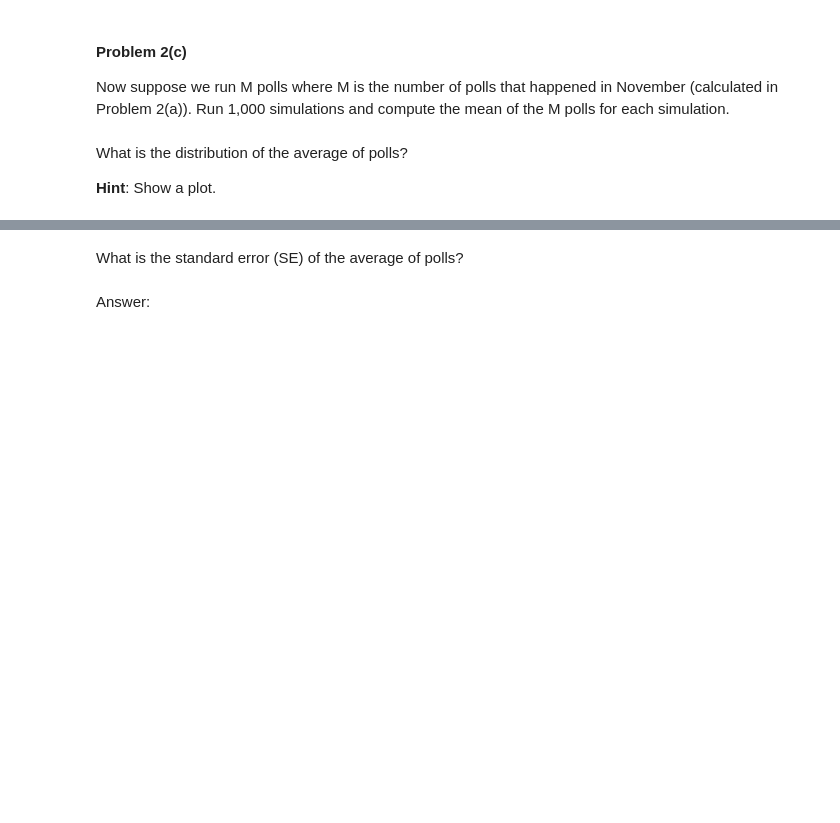
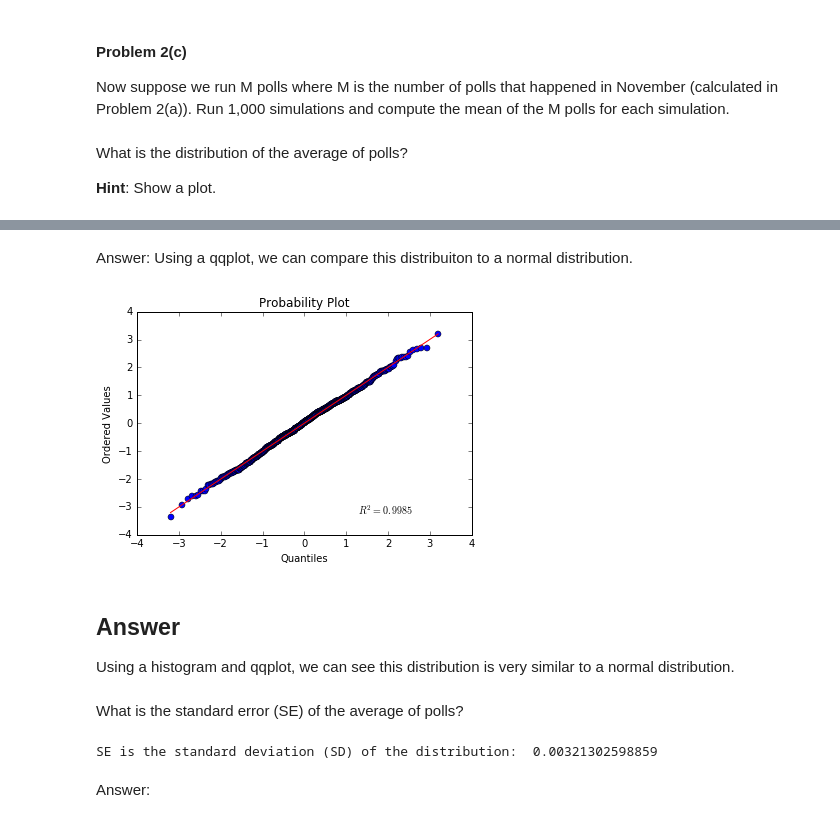
Before and after one commit to deep327/2014, a Jupyter notebook: homework/HW2.ipynb, the cells around one changed output, grey strips where cells are left out. Drawn from its saved outputs; the diff is of its cells as text; code cells hidden in the pictures; blank space fills up the shorter version.

```diff
--- a/homework/HW2.ipynb
+++ b/homework/HW2.ipynb
@@ -460,2 +563,13 @@ Answer:
+# %% [markdown]
+Answer: Using a qqplot, we can compare this distribuiton to a normal distribution.
+# %%
+import scipy.stats as stats
+stats.probplot((pollnov - np.mean(pollnov)) / np.std(pollnov, ddof=1), dist="norm", plot = plt)
+plt.show()
+# %% [output]
+[figure, added]
+# %% [markdown]
+## Answer
+Using a histogram and qqplot, we can see this distribution is very similar to a normal distribution.
 # %% [markdown]
 What is the standard error (SE) of the average of polls?
@@ -464,3 +576,9 @@ What is the standard error (SE) of the average of polls?
+# %%
+#your code here
+# Computes the standard error (standard deviation)
+print "SE is the standard deviation (SD) of the distribution: " ,np.std(pollnov)
+# %% [output]
+SE is the standard deviation (SD) of the distribution:  0.00321302598859
 # %% [markdown]
 Answer:
 # %% [markdown]
```
Also changed, not shown: parts of 39 cells of this notebook.
